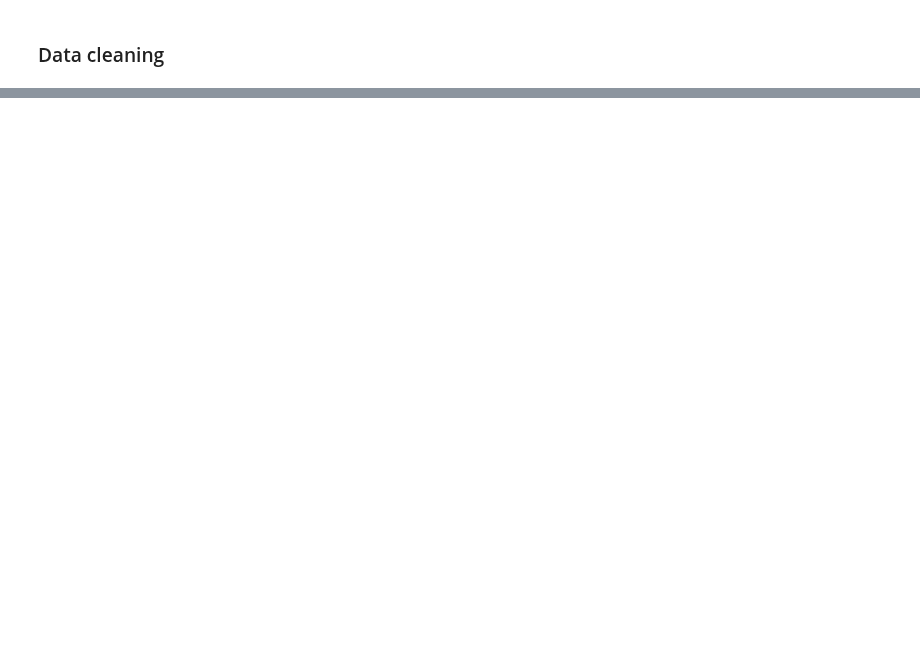
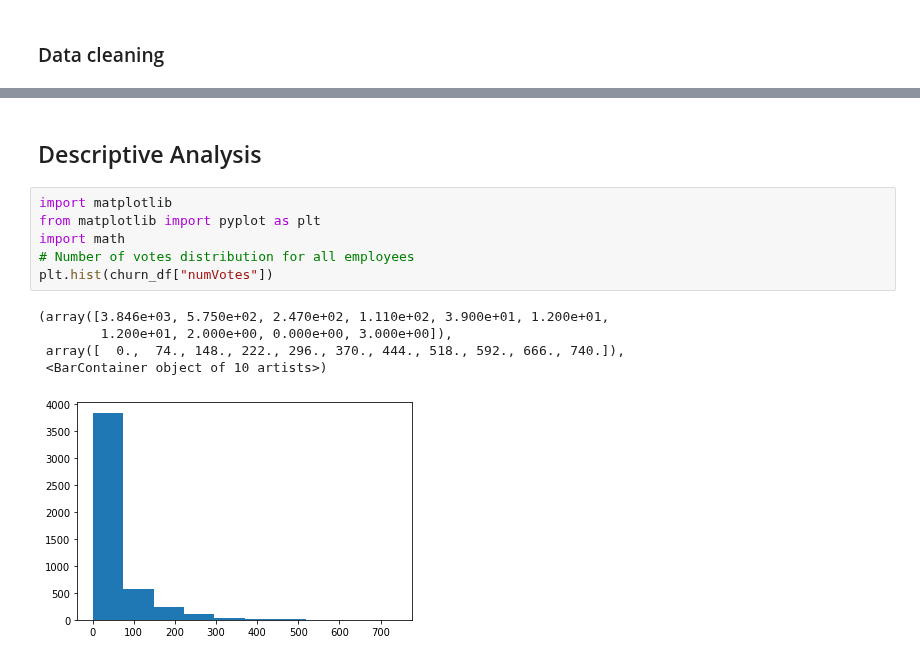
Before and after one commit to ceciliastern/ds_term_project, a Jupyter notebook: Term Project - Happiness Dataset.ipynb, the cells around one changed output, grey strips where cells are left out. Drawn from its saved outputs; the diff is of its cells as text; blank space fills up the shorter version.

Commit message:
descriptive - happiness

```diff
--- a/Term Project - Happiness Dataset.ipynb
+++ b/Term Project - Happiness Dataset.ipynb
@@ -134,3 +185,17 @@ votes_df.describe()
 | 50% | 127.000000 | 3.000000 |
 | 75% | 222.000000 | 4.000000 |
 | max | 999.000000 | 4.000000 |
+# %% [markdown]
+## Descriptive Analysis
+# %%
+import matplotlib
+from matplotlib import pyplot as plt
+import math
+# Number of votes distribution for all employees
+plt.hist(churn_df["numVotes"])
+# %% [output]
+(array([3.846e+03, 5.750e+02, 2.470e+02, 1.110e+02, 3.900e+01, 1.200e+01,
+        1.200e+01, 2.000e+00, 0.000e+00, 3.000e+00]),
+ array([  0.,  74., 148., 222., 296., 370., 444., 518., 592., 666., 740.]),
+ <BarContainer object of 10 artists>)
+[figure, added]
```
Also changed, not shown: parts of 11 cells of this notebook.
